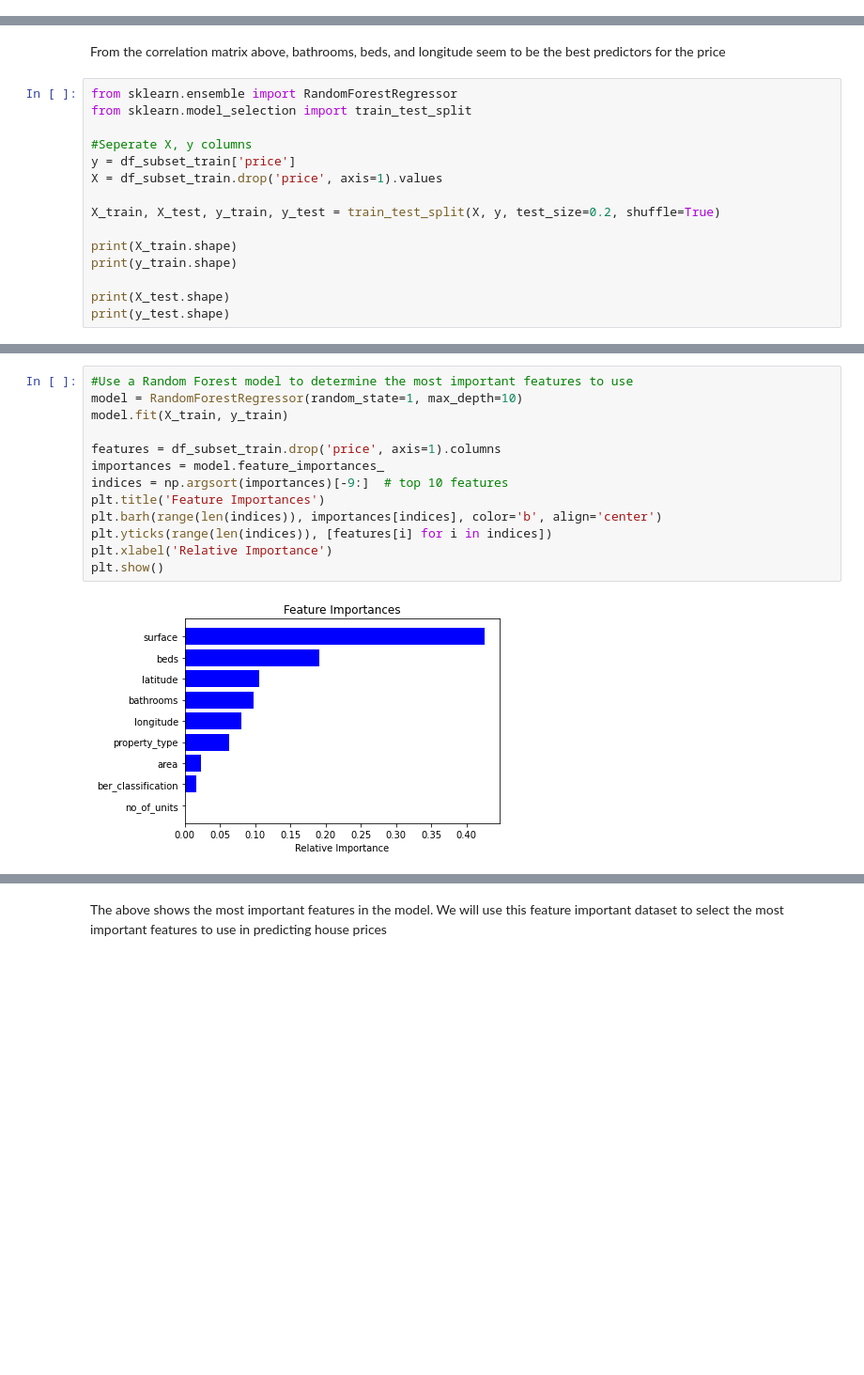
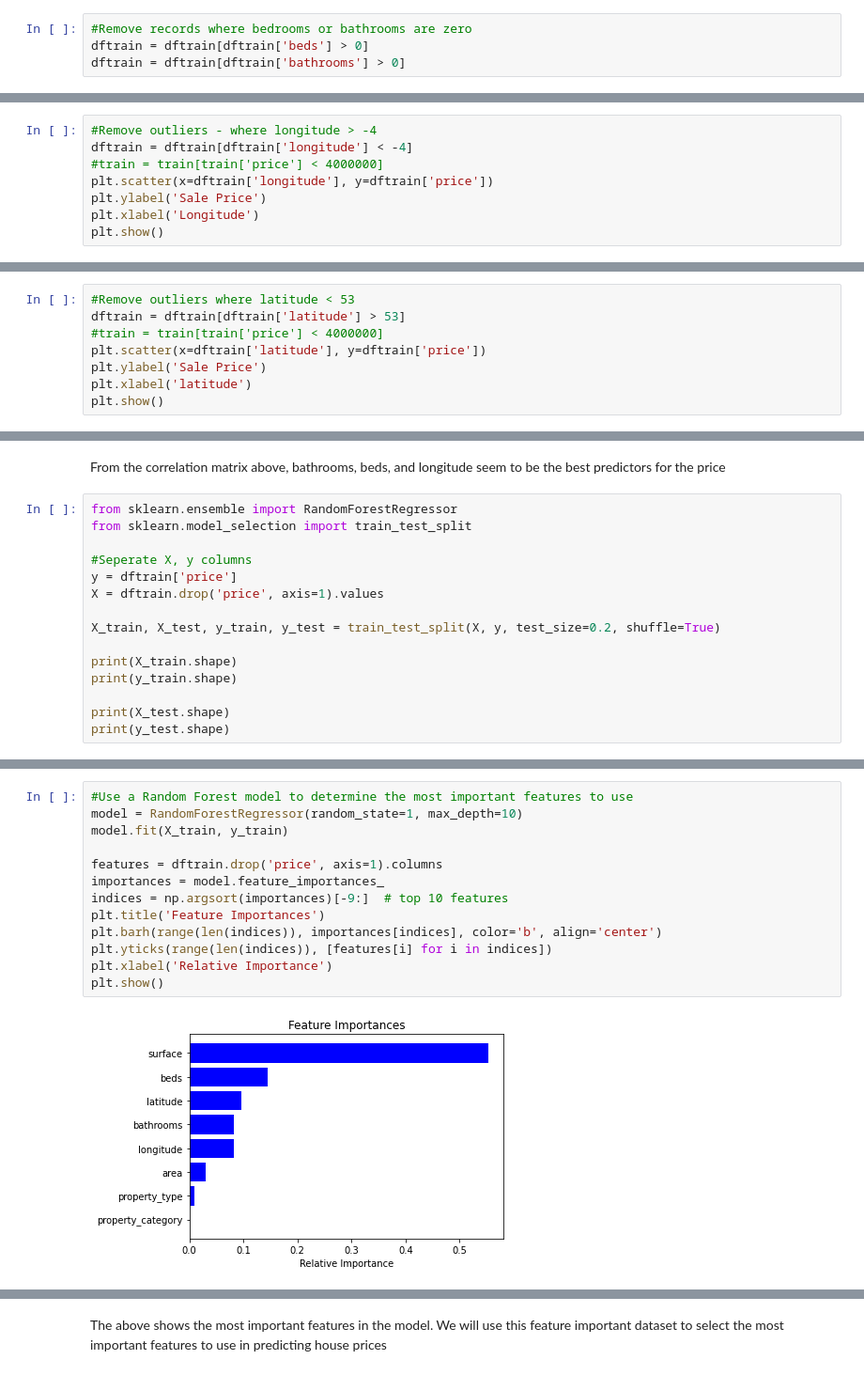
Before and after one commit to mike-scally/ET5003, a Jupyter notebook: ET5003_Etivity2_MikeScally_9312951.ipynb, the cells around one changed output, grey strips where cells are left out. Shown at 94% size. Drawn from its saved outputs; the diff is of its cells as text; blank space fills up the shorter version.

```diff
--- a/ET5003_Etivity2_MikeScally_9312951.ipynb
+++ b/ET5003_Etivity2_MikeScally_9312951.ipynb
@@ -278,0 +265,4 @@ dtype: int64
+# %%
+#Remove records where bedrooms or bathrooms are zero
+dftrain = dftrain[dftrain['beds'] > 0]
+dftrain = dftrain[dftrain['bathrooms'] > 0]
@@ -278,0 +306,8 @@ dtype: int64
+# %%
+#Remove outliers - where longitude > -4
+dftrain = dftrain[dftrain['longitude'] < -4]
+#train = train[train['price'] < 4000000]
+plt.scatter(x=dftrain['longitude'], y=dftrain['price'])
+plt.ylabel('Sale Price')
+plt.xlabel('Longitude')
+plt.show()
@@ -278,0 +324,8 @@ dtype: int64
+# %%
+#Remove outliers where latitude < 53
+dftrain = dftrain[dftrain['latitude'] > 53]
+#train = train[train['price'] < 4000000]
+plt.scatter(x=dftrain['latitude'], y=dftrain['price'])
+plt.ylabel('Sale Price')
+plt.xlabel('latitude')
+plt.show()
@@ -288,8 +343,8 @@ from sklearn.ensemble import RandomForestRegressor
 from sklearn.model_selection import train_test_split
 
 #Seperate X, y columns
-y = df_subset_train['price']
-X = df_subset_train.drop('price', axis=1).values
+y = dftrain['price']
+X = dftrain.drop('price', axis=1).values
 
 X_train, X_test, y_train, y_test = train_test_split(X, y, test_size=0.2, shuffle=True)
 
@@ -306,18 +361,18 @@ print(y_test.shape)
 # %%
 #Use a Random Forest model to determine the most important features to use
 model = RandomForestRegressor(random_state=1, max_depth=10)
 model.fit(X_train, y_train)
 
-features = df_subset_train.drop('price', axis=1).columns
+features = dftrain.drop('price', axis=1).columns
 importances = model.feature_importances_
 indices = np.argsort(importances)[-9:]  # top 10 features
 plt.title('Feature Importances')
 plt.barh(range(len(indices)), importances[indices], color='b', align='center')
 plt.yticks(range(len(indices)), [features[i] for i in indices])
 plt.xlabel('Relative Importance')
 plt.show()
 # %% [output]
-[figure, old version]
+[figure, new version]
 # %%
 #Another approach to finding the best features
 numeric_features = dftrain.select_dtypes(include=[np.number])
```
Also changed, not shown: parts of 44 cells of this notebook.
